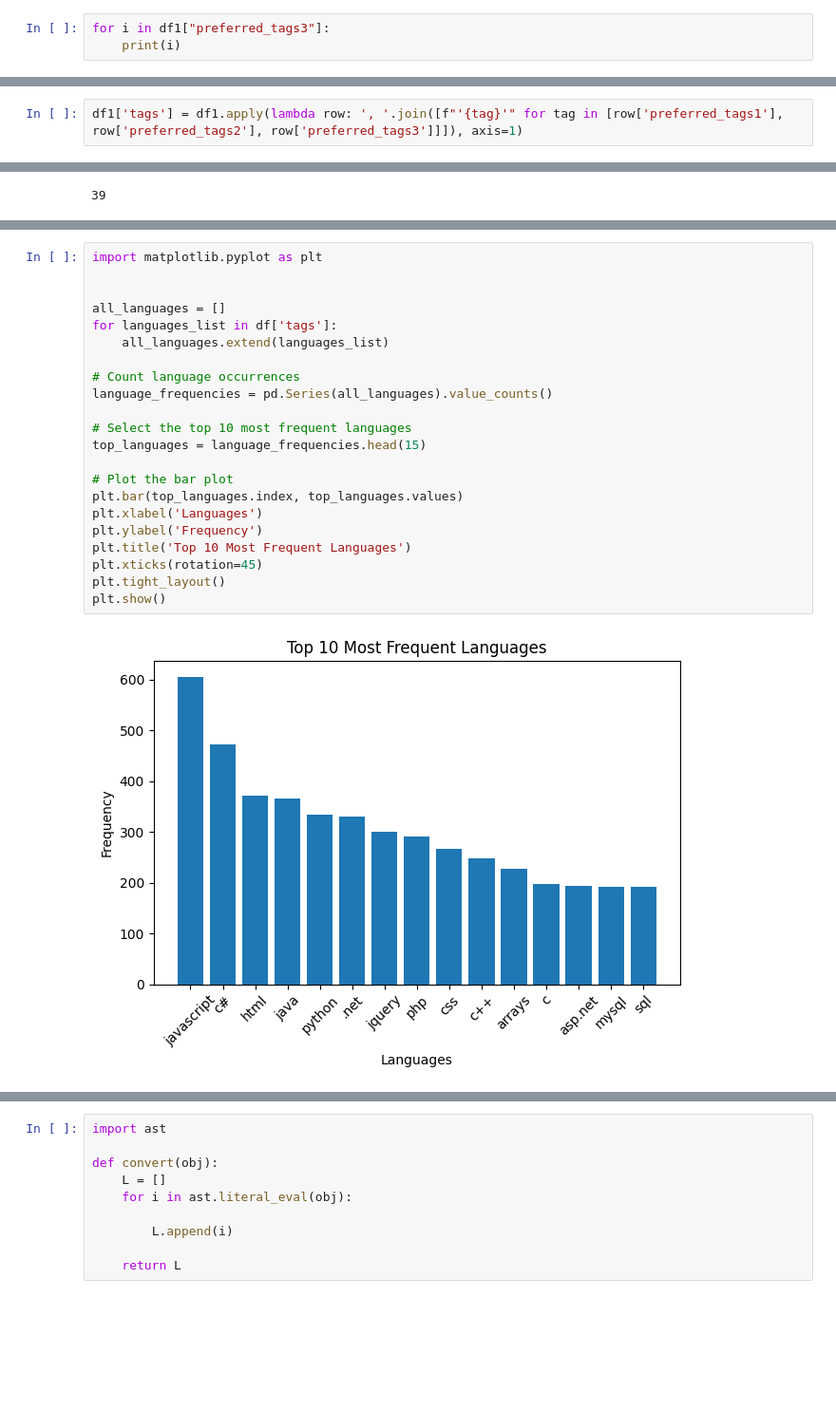
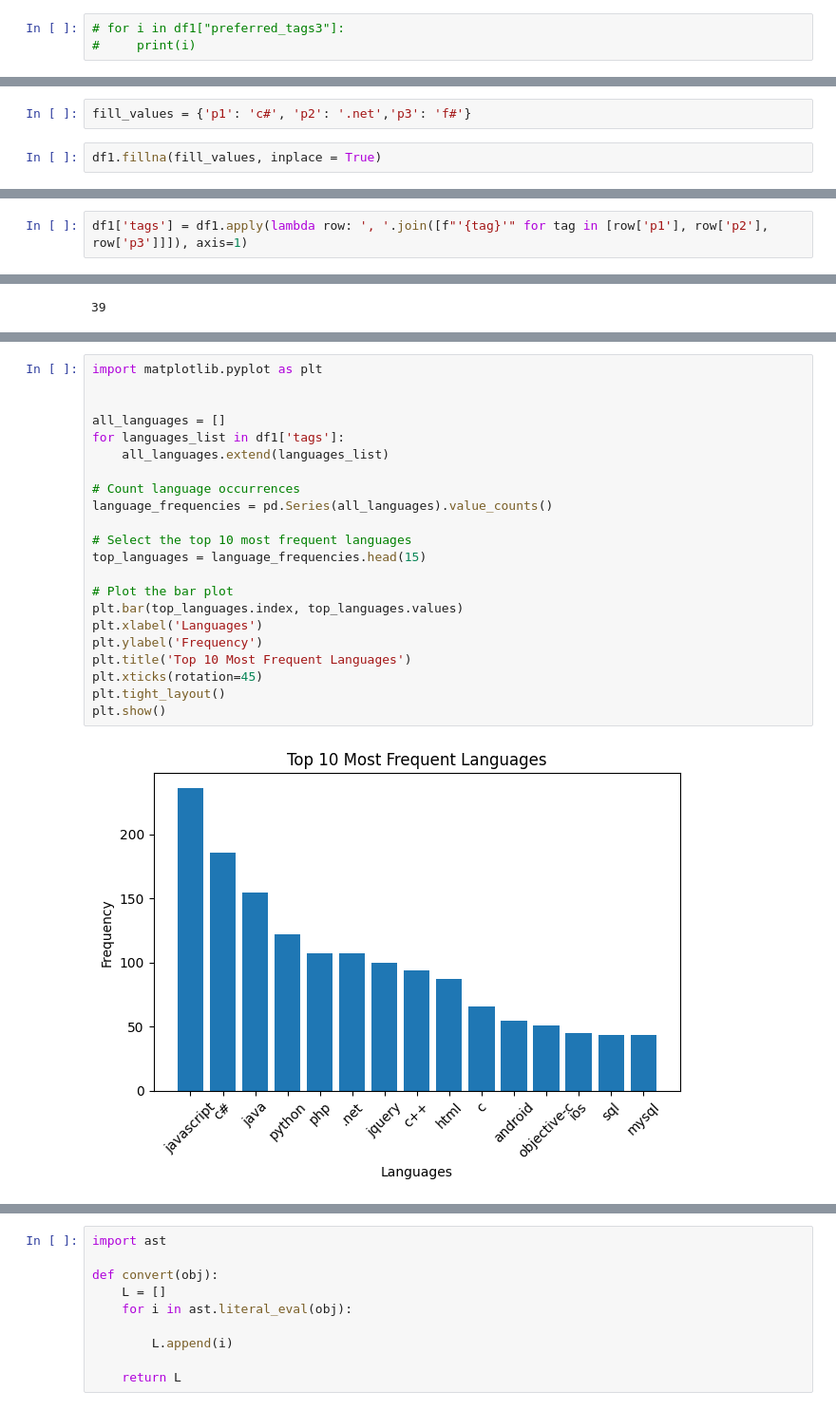
Before and after one commit to antussa2016/thesis_work, a Jupyter notebook: data_analysis/analysing_data.ipynb, the cells around one changed output, grey strips where cells are left out. Shown: that part at 95% size. Saved outputs shown, nothing was run; the diff lists cells and outputs as text; blank space fills up the shorter version.

```diff
--- a/data_analysis/analysing_data.ipynb
+++ b/data_analysis/analysing_data.ipynb
@@ -196,3 +122,3 @@ Name: preferred_tags3, dtype: int64
 # %%
-for i in df1["preferred_tags3"]:
-    print(i)
+# for i in df1["preferred_tags3"]:
+#     print(i)
@@ -236,0 +142,4 @@ df1.head(50)
+# %%
+fill_values = {'p1': 'c#', 'p2': '.net','p3': 'f#'}
+# %%
+df1.fillna(fill_values, inplace = True)
@@ -237,5 +148,5 @@ df1.head(50)
 # %%
-df1['tags'] = df1.apply(lambda row: ', '.join([f"'{tag}'" for tag in [row['preferred_tags1'], row['preferred_tags2'], row['preferred_tags3']]]), axis=1)
+df1['tags'] = df1.apply(lambda row: ', '.join([f"'{tag}'" for tag in [row['p1'], row['p2'], row['p3']]]), axis=1)
 # %%
 df1['tags'][0]
 # %% [output]
@@ -454,27 +365,27 @@ Tag: xslt ========== Count: 2
 # %%
 import matplotlib.pyplot as plt
 
 
 all_languages = []
-for languages_list in df['tags']:
+for languages_list in df1['tags']:
     all_languages.extend(languages_list)
 
 # Count language occurrences
 language_frequencies = pd.Series(all_languages).value_counts()
 
 # Select the top 10 most frequent languages
 top_languages = language_frequencies.head(15)
 
 # Plot the bar plot
 plt.bar(top_languages.index, top_languages.values)
 plt.xlabel('Languages')
 plt.ylabel('Frequency')
 plt.title('Top 10 Most Frequent Languages')
 plt.xticks(rotation=45)
 plt.tight_layout()
 plt.show()
 # %% [output]
-[figure, old version]
+[figure, new version]
 # %%
 df1.describe()
 # %% [output]
```
Also changed, not shown: parts of 64 cells of this notebook.
